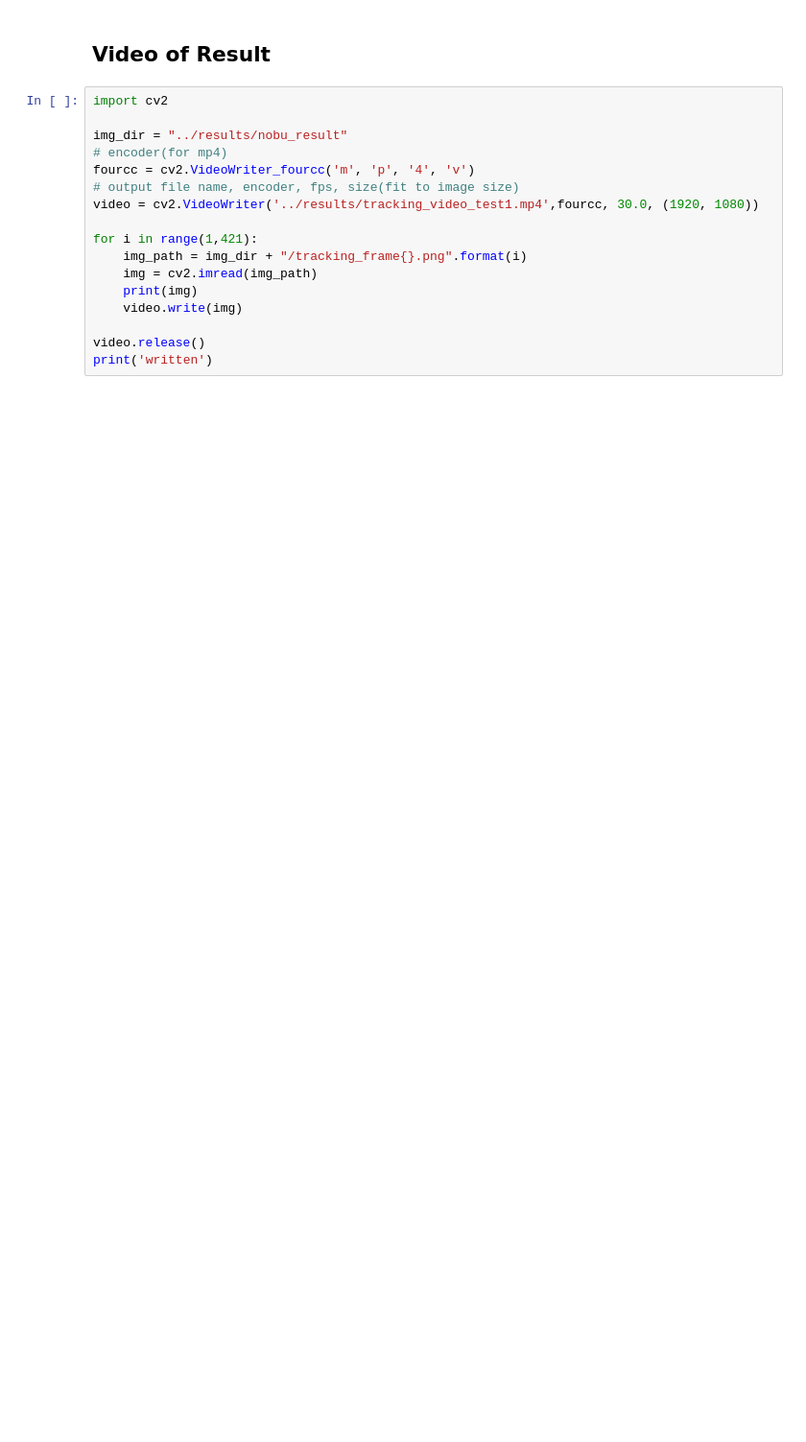
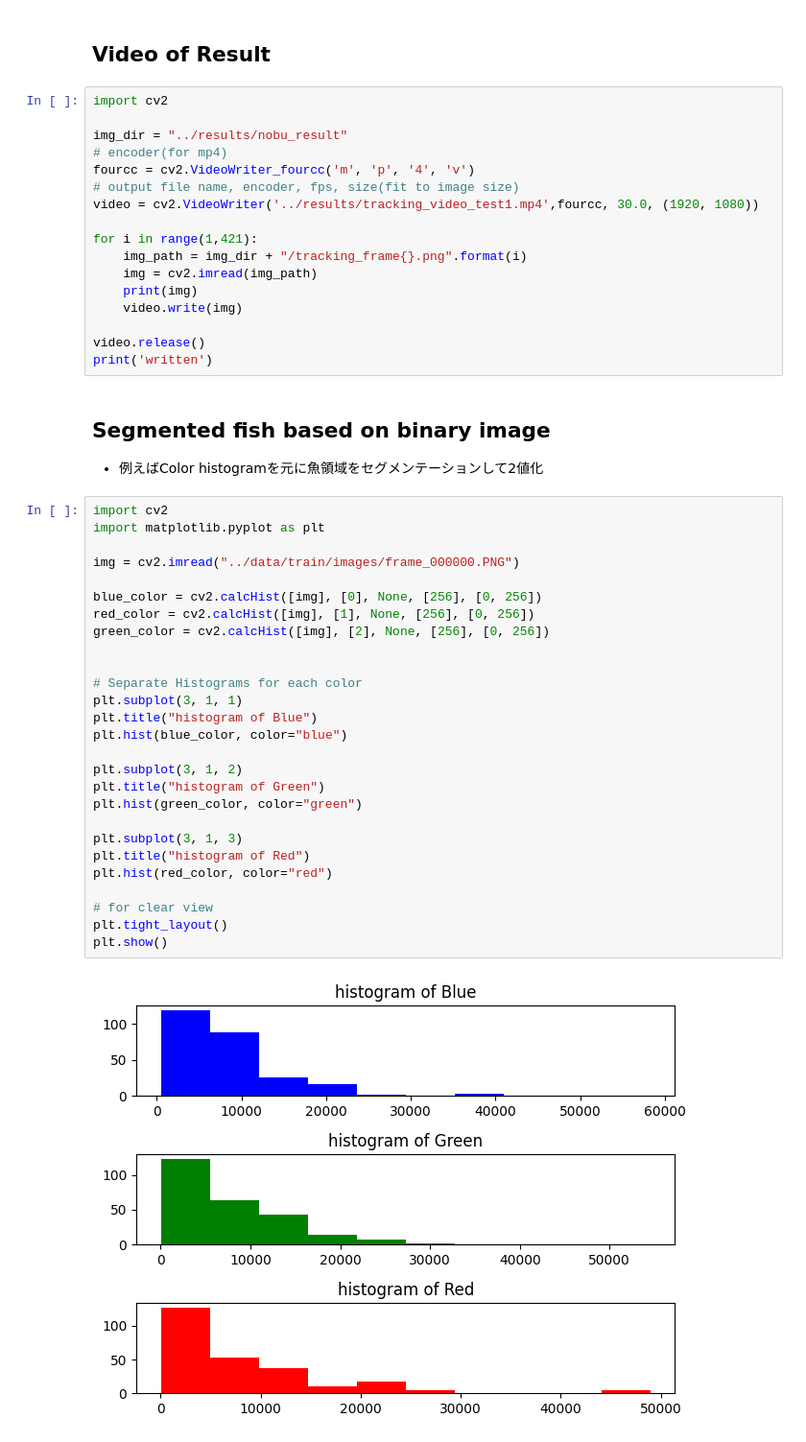
Before and after one commit to Pragyanstha/SummerCamp2022, a Jupyter notebook: notebooks/simple_tracking.ipynb, the cells around one changed output. Shown at 96% size. Drawn from its saved outputs; the diff is of its cells as text; blank space fills up the shorter version.

Commit message:
add binary method in simple_tracking.ipynb

```diff
--- a/notebooks/simple_tracking.ipynb
+++ b/notebooks/simple_tracking.ipynb
@@ -181,3 +184,35 @@ for i in range(1,421):
 
 video.release()
 print('written')
+# %% [markdown]
+## Segmented fish based on binary image
+- 例えばColor histogramを元に魚領域をセグメンテーションして2値化
+# %%
+import cv2
+import matplotlib.pyplot as plt
+
+img = cv2.imread("../data/train/images/frame_000000.PNG")
+
+blue_color = cv2.calcHist([img], [0], None, [256], [0, 256])
+red_color = cv2.calcHist([img], [1], None, [256], [0, 256])
+green_color = cv2.calcHist([img], [2], None, [256], [0, 256])
+
+
+# Separate Histograms for each color
+plt.subplot(3, 1, 1)
+plt.title("histogram of Blue")
+plt.hist(blue_color, color="blue")
+
+plt.subplot(3, 1, 2)
+plt.title("histogram of Green")
+plt.hist(green_color, color="green")
+
+plt.subplot(3, 1, 3)
+plt.title("histogram of Red")
+plt.hist(red_color, color="red")
+
+# for clear view
+plt.tight_layout()
+plt.show()
+# %% [output]
+[figure, added]
```
Also changed, not shown: parts of 4 cells of this notebook.
